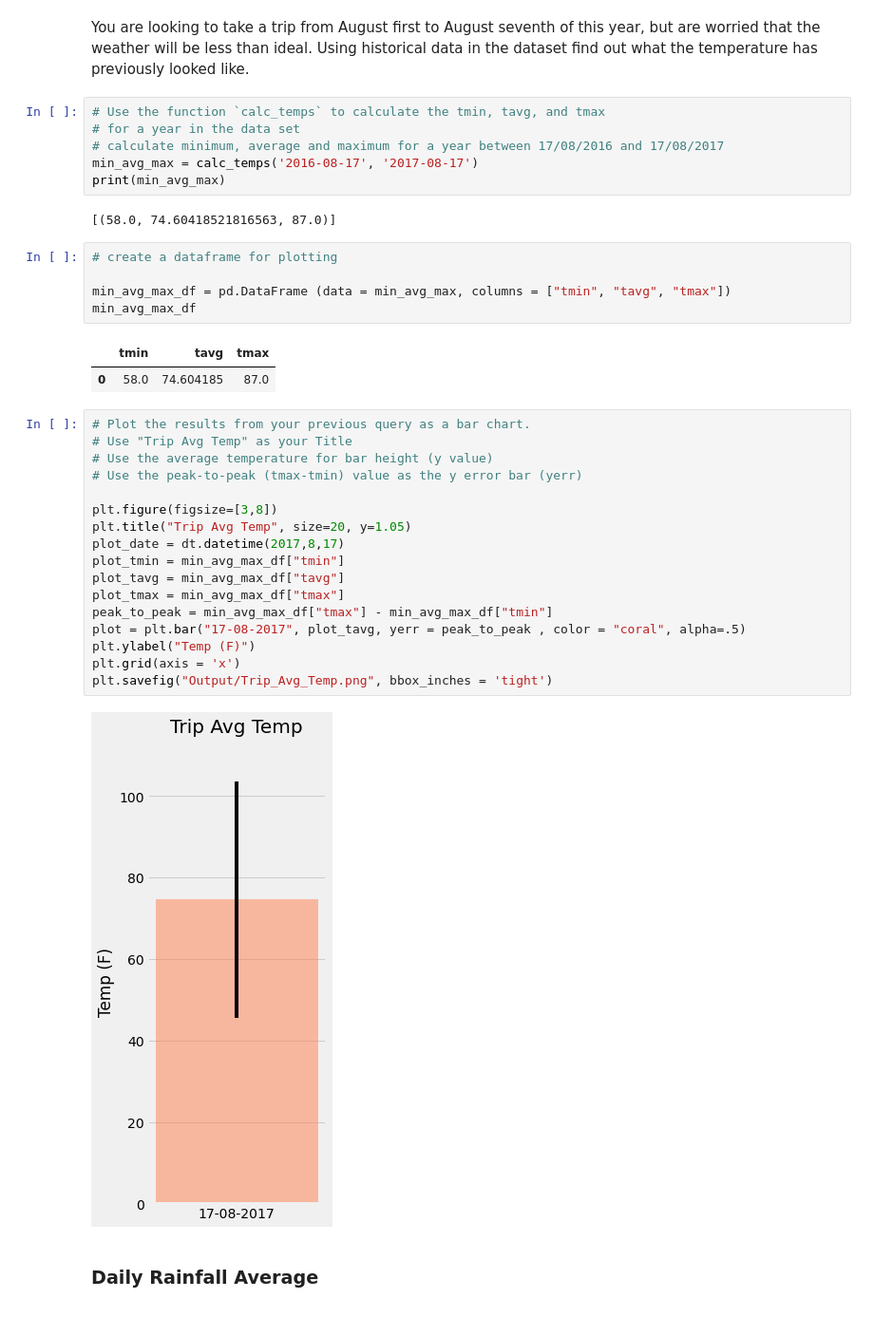
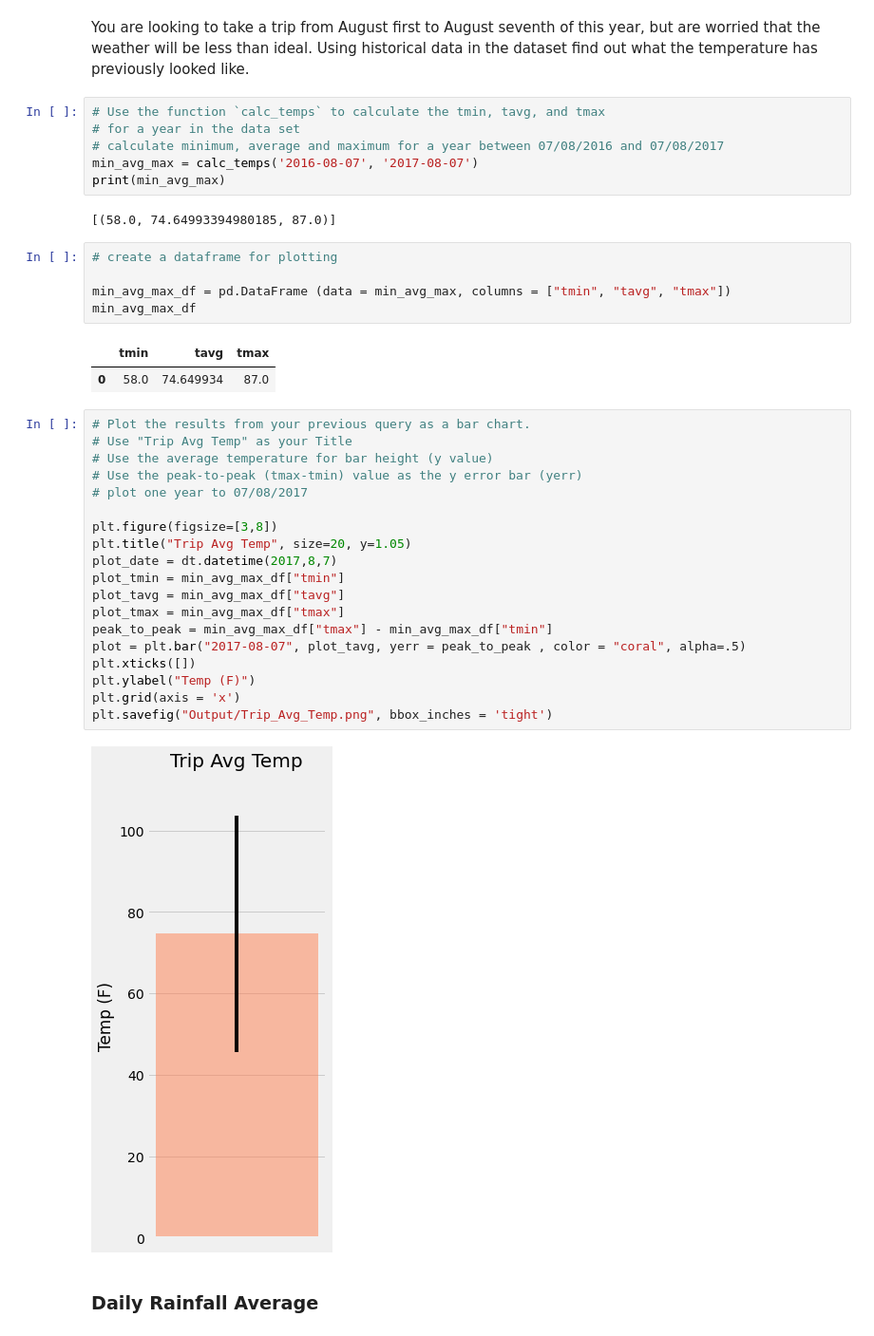
Before and after one commit to DCornea5/sqlalchemy-challenge, a Jupyter notebook: temp_analysis_bonus_2_starter.ipynb, the cells around one changed output. Shown: that part at 95% size. Drawn from its saved outputs; the diff is of its cells as text.

```diff
--- a/temp_analysis_bonus_2_starter.ipynb
+++ b/temp_analysis_bonus_2_starter.ipynb
@@ -63,11 +63,11 @@ You are looking to take a trip from August first to August seventh of this year,
 # %%
 # Use the function `calc_temps` to calculate the tmin, tavg, and tmax
 # for a year in the data set
-# calculate minimum, average and maximum for a year between 17/08/2016 and 17/08/2017
-min_avg_max = calc_temps('2016-08-17', '2017-08-17')
+# calculate minimum, average and maximum for a year between 07/08/2016 and 07/08/2017
+min_avg_max = calc_temps('2016-08-07', '2017-08-07')
 print(min_avg_max)
 # %% [output]
-[(58.0, 74.60418521816563, 87.0)]
+[(58.0, 74.64993394980185, 87.0)]
 # %%
 # create a dataframe for plotting
 
@@ -75,26 +75,28 @@ min_avg_max_df = pd.DataFrame (data = min_avg_max, columns = ["tmin", "tavg", "t
 min_avg_max_df
 # %% [output]
 |  | tmin | tavg | tmax |
-| 0 | 58.0 | 74.604185 | 87.0 |
+| 0 | 58.0 | 74.649934 | 87.0 |
 # %%
 # Plot the results from your previous query as a bar chart.
 # Use "Trip Avg Temp" as your Title
 # Use the average temperature for bar height (y value)
 # Use the peak-to-peak (tmax-tmin) value as the y error bar (yerr)
+# plot one year to 07/08/2017
 
 plt.figure(figsize=[3,8])
 plt.title("Trip Avg Temp", size=20, y=1.05)
-plot_date = dt.datetime(2017,8,17)
+plot_date = dt.datetime(2017,8,7)
 plot_tmin = min_avg_max_df["tmin"]
 plot_tavg = min_avg_max_df["tavg"]
 plot_tmax = min_avg_max_df["tmax"]
 peak_to_peak = min_avg_max_df["tmax"] - min_avg_max_df["tmin"]
-plot = plt.bar("17-08-2017", plot_tavg, yerr = peak_to_peak , color = "coral", alpha=.5)
+plot = plt.bar("2017-08-07", plot_tavg, yerr = peak_to_peak , color = "coral", alpha=.5)
+plt.xticks([])
 plt.ylabel("Temp (F)")
 plt.grid(axis = 'x')
 plt.savefig("Output/Trip_Avg_Temp.png", bbox_inches = 'tight')
 # %% [output]
-[figure, old version]
+[figure, new version]
 # %% [markdown]
 ### Daily Rainfall Average
 # %%
```
Also changed, not shown: parts of 8 cells of this notebook, 2 other files.
